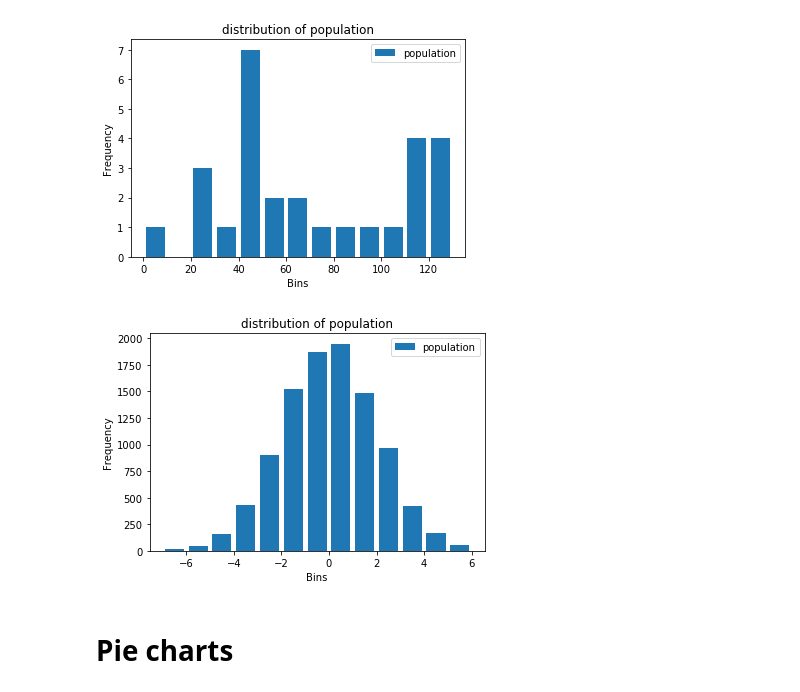
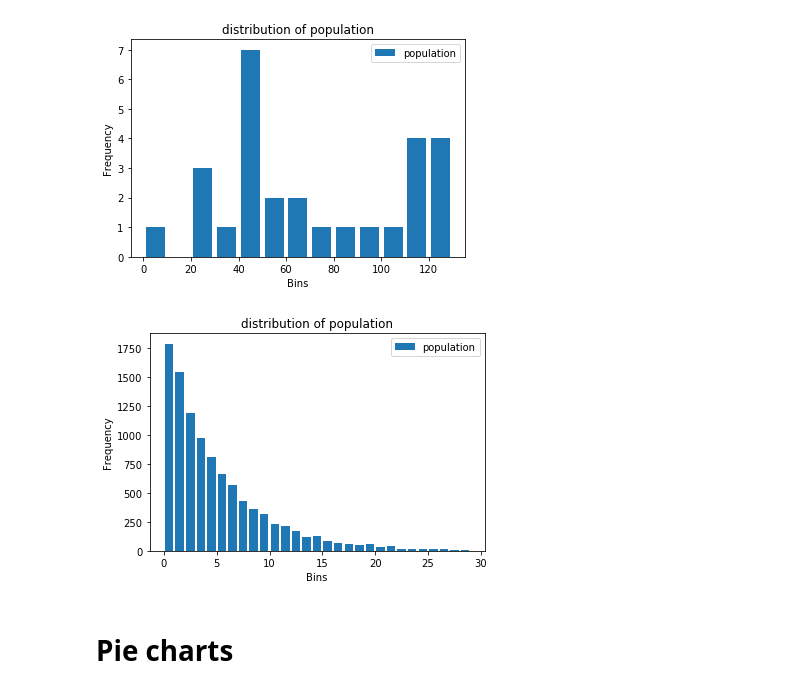
Before and after one commit to ParthasarathySubburaj/Imarticus, a Jupyter notebook: Data_Analytics_With_Python/Data_Analytics_Python_2_Data_Viz.ipynb, the cells around one changed output. Drawn from its saved outputs; the diff is of its cells as text; code cells hidden in the pictures.

```diff
--- a/Data_Analytics_With_Python/Data_Analytics_Python_2_Data_Viz.ipynb
+++ b/Data_Analytics_With_Python/Data_Analytics_Python_2_Data_Viz.ipynb
@@ -146,17 +148,17 @@ plt.show()
 # %%
-population_ages = np.random.normal(0,2,10000)    # np.random.exponential(5,10000)
+population_ages = np.random.exponential(5,10000)    # np.random.exponential(5,10000)
 
-bins = np.arange(-7,7)                           # np.arange(0,30)
+bins = np.arange(0,30)                           # np.arange(0,30)
 
 plt.hist(population_ages, bins, histtype='bar', rwidth=0.8, label = "population")
 
 plt.xlabel('Bins')
 plt.ylabel('Frequency')
 plt.title('distribution of population')
 plt.legend()
 plt.show()
 # %% [output]
-[figure, old version]
+[figure, new version]
 # %% [markdown]
 # Pie charts
 # %%
```
Also changed, not shown: parts of 5 cells of this notebook, 2 other files.
